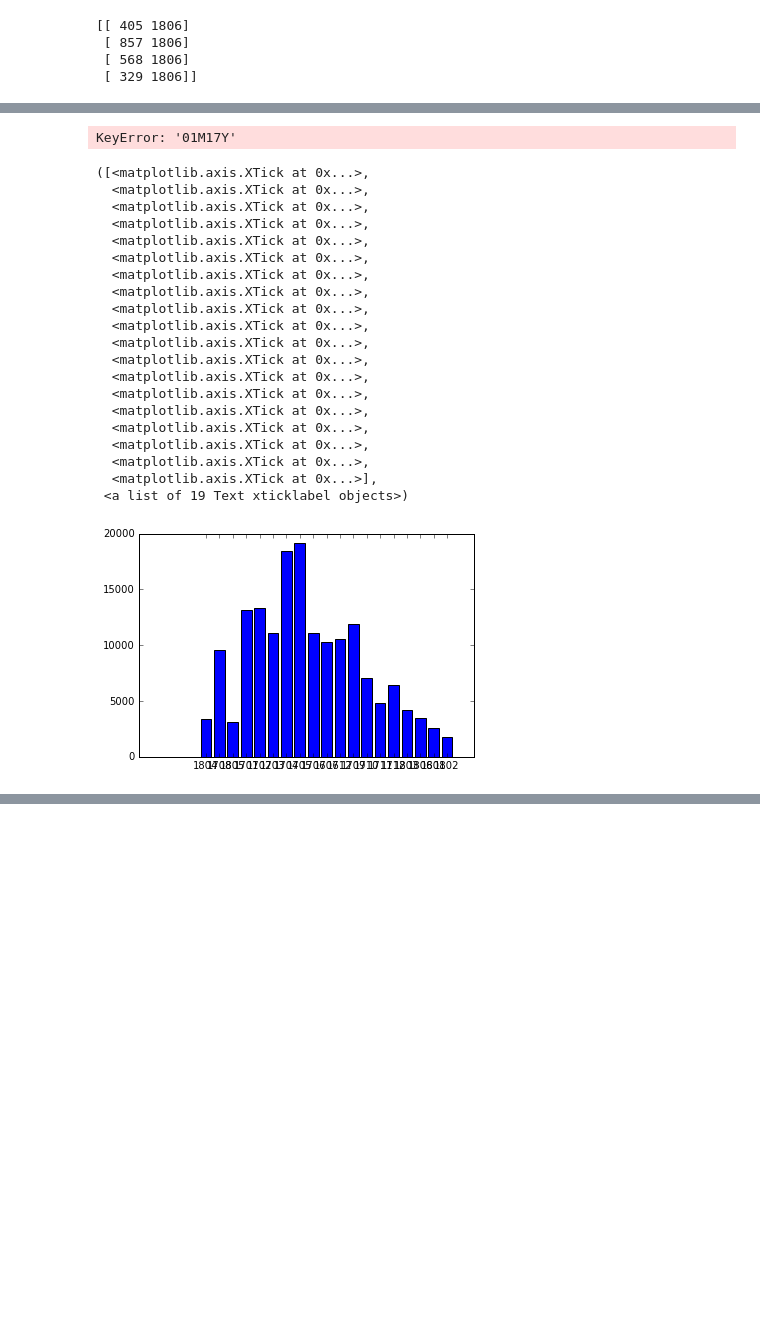
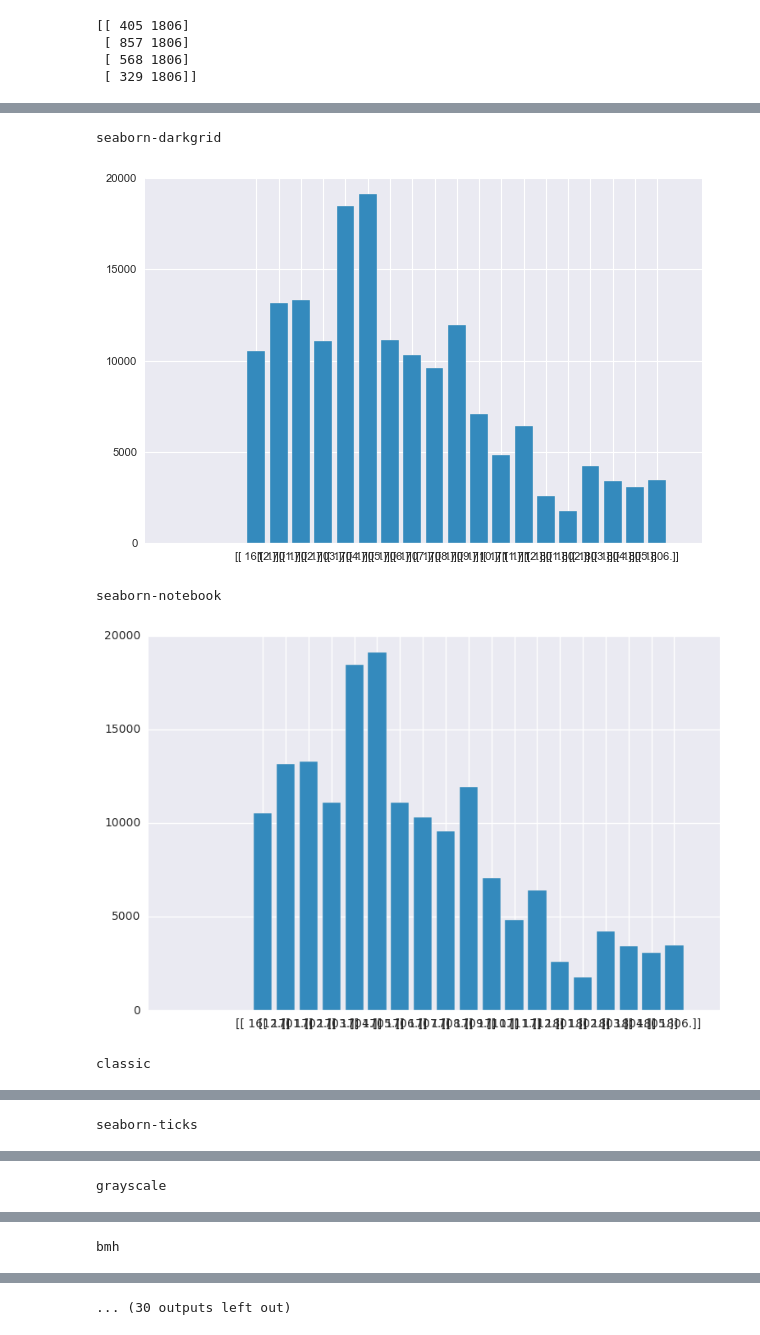
Before and after one commit to syberiansahara/Hitches, a Jupyter notebook: Hitches.ipynb, the cells around one changed output, grey strips where cells are left out. Cells and saved outputs as stored; diff of their text form; code cells hidden in the pictures; blank space fills up the shorter version.

```diff
--- a/Hitches.ipynb
+++ b/Hitches.ipynb
@@ -17,8 +11,5 @@ hitches[1]
 # %%
 hitches = [line.rstrip('\r\n') for line in open(r'C:\Users\syber\Desktop\THESIS\Hitches\THESIS-sandbox.csv')]
-type(hitches)
-hitches[1]
-
 regex = re.compile(r'((?P<days>\d+?)d)?((?P<hours>\d+?)h)?((?P<minutes>\d+?)m)?((?P<seconds>\d+?)s) (?P<date>\d+?)?$')
 
 def parse_time(time_str):
@@ -34,9 +25,8 @@ def parse_time(time_str):
 
     return int(timedelta(**time_params).seconds), int(parts['date'])
 
-wow = map(parse_time, hitches)
-kek = np.asmatrix(wow)
-print kek[3:7]
+matrix = np.asmatrix(map(parse_time, hitches))
+print matrix[3:7]
 # %% [output]
 [[ 405 1806]
  [ 857 1806]
@@ -69,0 +35,4 @@ array([1612, 1701, 1702, 1703, 1704, 1705, 1706, 1707, 1708, 1709, 1710,
+# %%
+months = np.unique(np.array(matrix[:,1]))
+print type(months), type(months[0])
+print months
@@ -70,11 +43,9 @@ array([1612, 1701, 1702, 1703, 1704, 1705, 1706, 1707, 1708, 1709, 1710,
 # %%
-dict = {}
-for date in unkeys:
-    wow = np.squeeze(np.asarray(kek[kek[:,1] == date]))
-#     print type(wow)
-#     print wow.shape
-#     dict[date] = np.array(wow).astype(np.int)
-    dict[date] = np.mean(np.array(wow).astype(np.int))
-
-print dict
+arr = []
+for date in months:
+    hitches_for_month = np.squeeze(np.asarray(matrix[matrix[:,1] == date]))
+    mean = np.mean(np.array(hitches_for_month).astype(np.int))
+    arr.append([date, mean])
+arr = np.asmatrix(arr)
+print arr
 # %% [output]
@@ -82,32 +71,13 @@ print dict
-# %%
-print type(dict['01M17Y'])
-print type(dict['01M17Y'][1])
-print type(dict['01M17Y'])
-np.mean(dict['01M17Y'])
-# %% [output]
-KeyError: '01M17Y'
 # %%
- plt.bar(range(len(dict)), dict.values(), align='center')  # python 2.x
-plt.xticks(range(len(dict)), dict.keys())
+for style in plt.style.available:
+    print style
+    plt.style.use(style)
+    plt.bar(range(len(arr)), arr[:,1], align='center')  # python 2.x
+    plt.xticks(range(len(arr)), arr[:,0])
+    plt.show()
 # %% [output]
-([<matplotlib.axis.XTick at 0x...>,
-  <matplotlib.axis.XTick at 0x...>,
-  <matplotlib.axis.XTick at 0x...>,
-  <matplotlib.axis.XTick at 0x...>,
-  <matplotlib.axis.XTick at 0x...>,
-  <matplotlib.axis.XTick at 0x...>,
-  <matplotlib.axis.XTick at 0x...>,
-  <matplotlib.axis.XTick at 0x...>,
-  <matplotlib.axis.XTick at 0x...>,
-  <matplotlib.axis.XTick at 0x...>,
-  <matplotlib.axis.XTick at 0x...>,
-  <matplotlib.axis.XTick at 0x...>,
-  <matplotlib.axis.XTick at 0x...>,
-  <matplotlib.axis.XTick at 0x...>,
-  <matplotlib.axis.XTick at 0x...>,
-  <matplotlib.axis.XTick at 0x...>,
-  <matplotlib.axis.XTick at 0x...>,
-  <matplotlib.axis.XTick at 0x...>,
-  <matplotlib.axis.XTick at 0x...>],
- <a list of 19 Text xticklabel objects>)
+seaborn-darkgrid
-[figure, old version]
+[figure, new version]
+seaborn-notebook
+[figure, added]
+classic
@@ -113,0 +85 @@ plt.xticks(range(len(dict)), dict.keys())
+seaborn-ticks
@@ -113,0 +87 @@ plt.xticks(range(len(dict)), dict.keys())
+grayscale
@@ -113,0 +89 @@ plt.xticks(range(len(dict)), dict.keys())
+bmh
@@ -113,0 +91 @@ plt.xticks(range(len(dict)), dict.keys())
+... (30 outputs left out)
```
Also changed, not shown: parts of 17 cells of this notebook.
